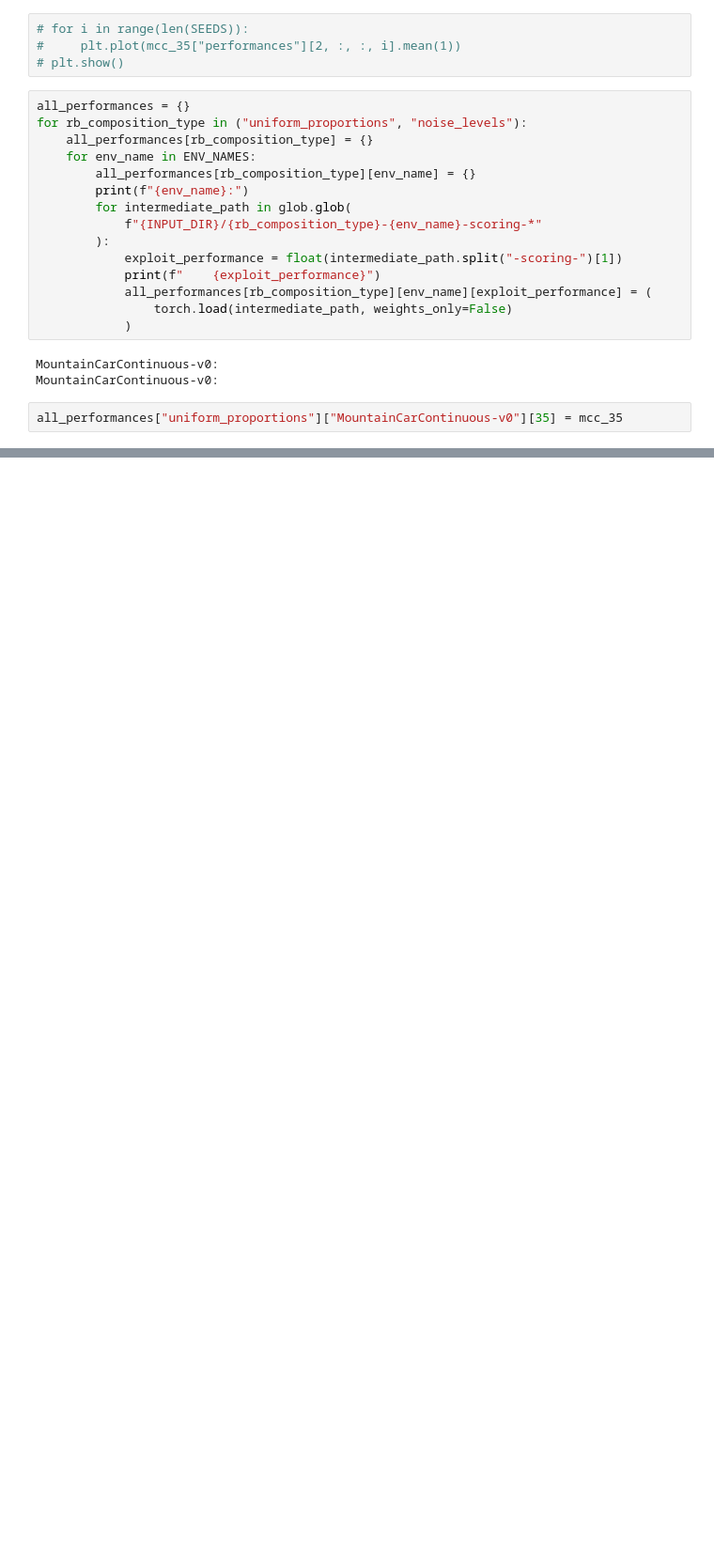
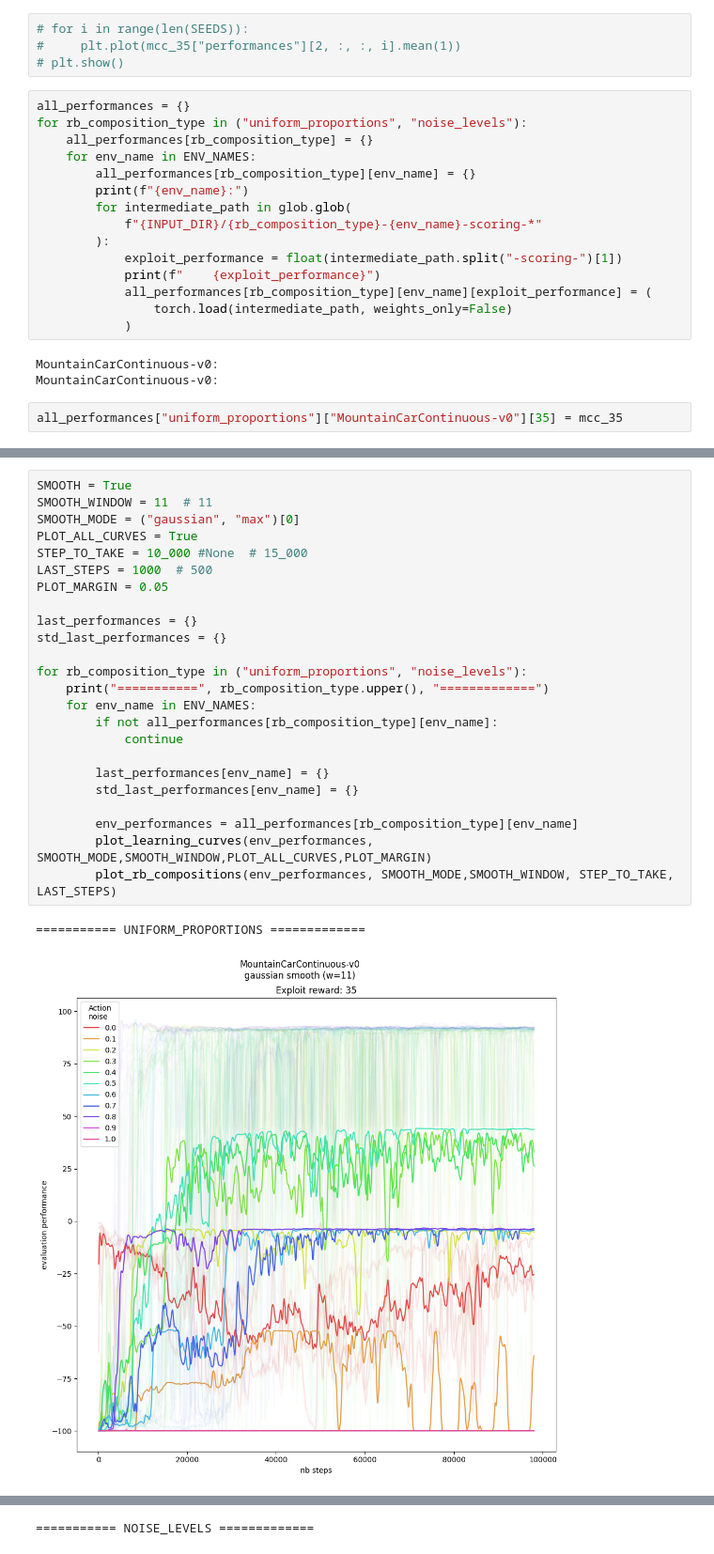
Before and after one commit to milosoundjian/projet-mind, a Jupyter notebook: experiments/notebooks/03-plot_learning_curves.ipynb, the cells around one changed output, grey strips where cells are left out. Shown at 94% size. Saved outputs shown, nothing was run; the diff lists cells and outputs as text; blank space fills up the shorter version.

Commit message:
clean the mess in curve plotting

```diff
--- a/experiments/notebooks/03-plot_learning_curves.ipynb
+++ b/experiments/notebooks/03-plot_learning_curves.ipynb
@@ -307,0 +87,27 @@ uniform_proportions
+# %%
+SMOOTH = True
+SMOOTH_WINDOW = 11  # 11
+SMOOTH_MODE = ("gaussian", "max")[0]
+PLOT_ALL_CURVES = True
+STEP_TO_TAKE = 10_000 #None  # 15_000
+LAST_STEPS = 1000  # 500
+PLOT_MARGIN = 0.05
+
+last_performances = {}
+std_last_performances = {}
+
+for rb_composition_type in ("uniform_proportions", "noise_levels"):
+    print("===========", rb_composition_type.upper(), "=============")
+    for env_name in ENV_NAMES:
+        if not all_performances[rb_composition_type][env_name]:
+            continue
+
+        last_performances[env_name] = {}
+        std_last_performances[env_name] = {}
+
+        env_performances = all_performances[rb_composition_type][env_name]
+        plot_learning_curves(env_performances, SMOOTH_MODE,SMOOTH_WINDOW,PLOT_ALL_CURVES,PLOT_MARGIN)
+        plot_rb_compositions(env_performances, SMOOTH_MODE,SMOOTH_WINDOW, STEP_TO_TAKE, LAST_STEPS)
+# %% [output]
+=========== UNIFORM_PROPORTIONS =============
+[figure, added]
@@ -307,0 +115 @@ uniform_proportions
+=========== NOISE_LEVELS =============
```
Also changed, not shown: parts of 7 cells of this notebook, 1 other file.
